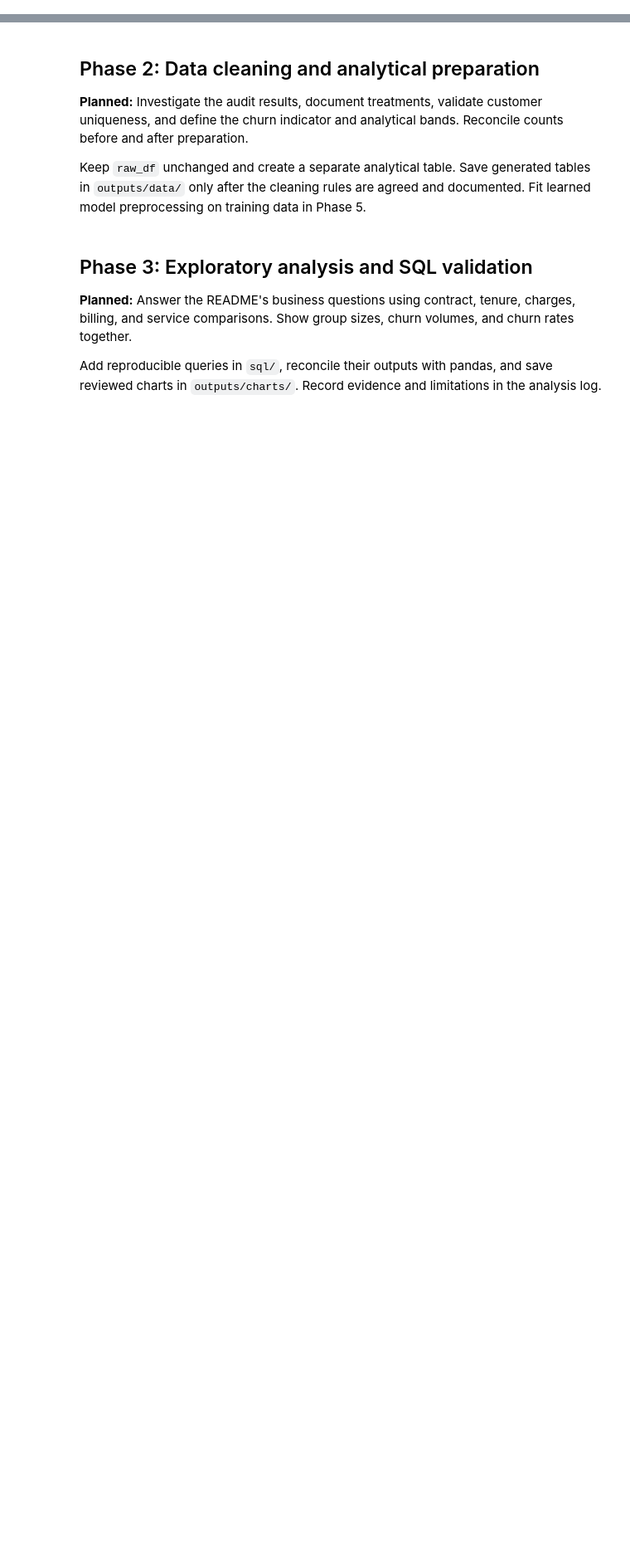
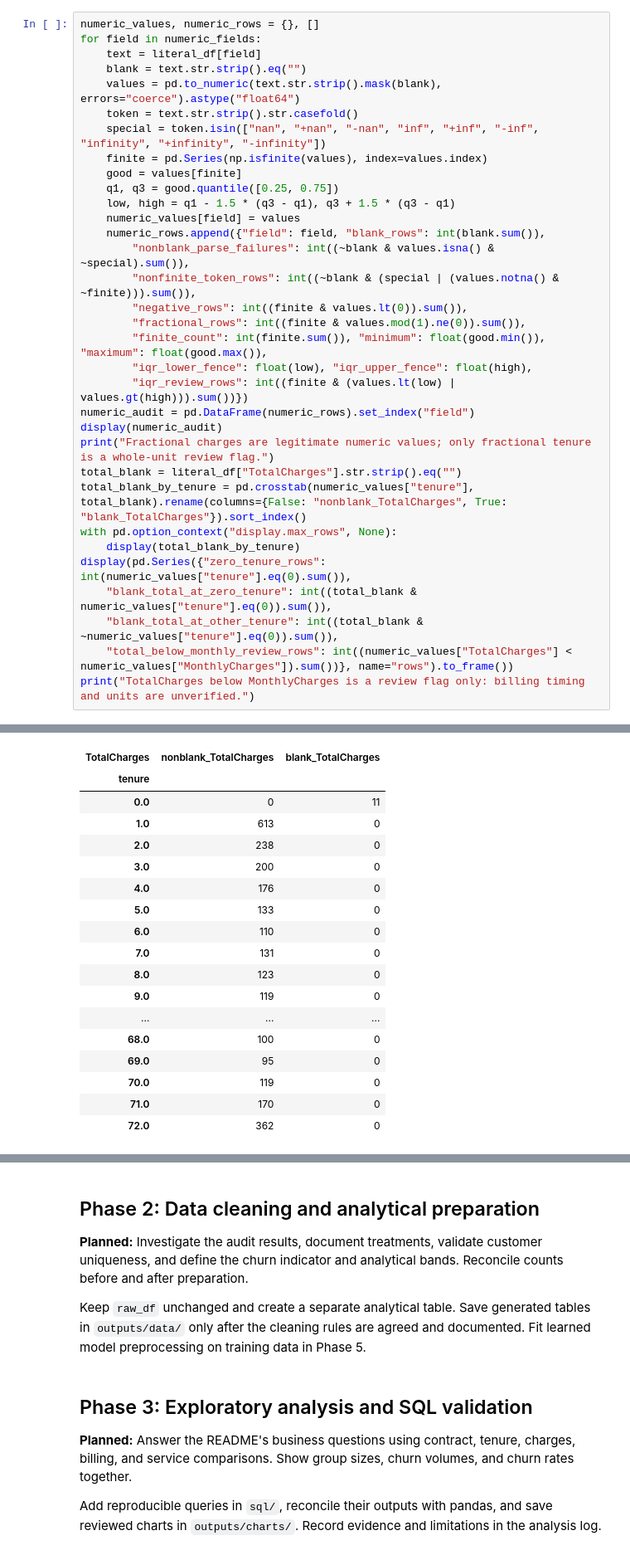
Before and after one commit to upmanNimisha/Customer-Churn_Prediction, a Jupyter notebook: notebooks/churnprediction.ipynb, the cells around one changed output, grey strips where cells are left out. Shown at 83% size. Cells and saved outputs as stored; diff of their text form; blank space fills up the shorter version.

```diff
--- a/notebooks/churnprediction.ipynb
+++ b/notebooks/churnprediction.ipynb
@@ -89,0 +207,34 @@ print(f"Rows with missing or unexpected churn labels: {invalid_churn_labels}")
+# %%
+numeric_values, numeric_rows = {}, []
+for field in numeric_fields:
+    text = literal_df[field]
+    blank = text.str.strip().eq("")
+    values = pd.to_numeric(text.str.strip().mask(blank), errors="coerce").astype("float64")
+    token = text.str.strip().str.casefold()
+    special = token.isin(["nan", "+nan", "-nan", "inf", "+inf", "-inf", "infinity", "+infinity", "-infinity"])
+    finite = pd.Series(np.isfinite(values), index=values.index)
+    good = values[finite]
+    q1, q3 = good.quantile([0.25, 0.75])
+    low, high = q1 - 1.5 * (q3 - q1), q3 + 1.5 * (q3 - q1)
+    numeric_values[field] = values
+    numeric_rows.append({"field": field, "blank_rows": int(blank.sum()),
+        "nonblank_parse_failures": int((~blank & values.isna() & ~special).sum()),
+        "nonfinite_token_rows": int((~blank & (special | (values.notna() & ~finite))).sum()),
+        "negative_rows": int((finite & values.lt(0)).sum()),
+        "fractional_rows": int((finite & values.mod(1).ne(0)).sum()),
+        "finite_count": int(finite.sum()), "minimum": float(good.min()), "maximum": float(good.max()),
+        "iqr_lower_fence": float(low), "iqr_upper_fence": float(high),
+        "iqr_review_rows": int((finite & (values.lt(low) | values.gt(high))).sum())})
+numeric_audit = pd.DataFrame(numeric_rows).set_index("field")
+display(numeric_audit)
+print("Fractional charges are legitimate numeric values; only fractional tenure is a whole-unit review flag.")
+total_blank = literal_df["TotalCharges"].str.strip().eq("")
+total_blank_by_tenure = pd.crosstab(numeric_values["tenure"], total_blank).rename(columns={False: "nonblank_TotalCharges", True: "blank_TotalCharges"}).sort_index()
+with pd.option_context("display.max_rows", None):
+    display(total_blank_by_tenure)
+display(pd.Series({"zero_tenure_rows": int(numeric_values["tenure"].eq(0).sum()),
+    "blank_total_at_zero_tenure": int((total_blank & numeric_values["tenure"].eq(0)).sum()),
+    "blank_total_at_other_tenure": int((total_blank & ~numeric_values["tenure"].eq(0)).sum()),
+    "total_below_monthly_review_rows": int((numeric_values["TotalCharges"] < numeric_values["MonthlyCharges"]).sum())}, name="rows").to_frame())
+print("TotalCharges below MonthlyCharges is a review flag only: billing timing and units are unverified.")
+# %% [output]
@@ -89,0 +248,18 @@ print(f"Rows with missing or unexpected churn labels: {invalid_churn_labels}")
+| TotalCharges | nonblank_TotalCharges | blank_TotalCharges |
+| tenure |  |  |
+| 0.0 | 0 | 11 |
+| 1.0 | 613 | 0 |
+| 2.0 | 238 | 0 |
+| 3.0 | 200 | 0 |
+| 4.0 | 176 | 0 |
+| 5.0 | 133 | 0 |
+| 6.0 | 110 | 0 |
+| 7.0 | 131 | 0 |
+| 8.0 | 123 | 0 |
+| 9.0 | 119 | 0 |
+| ... | ... | ... |
+| 68.0 | 100 | 0 |
+| 69.0 | 95 | 0 |
+| 70.0 | 119 | 0 |
+| 71.0 | 170 | 0 |
+| 72.0 | 362 | 0 |
```
Also changed, not shown: parts of 22 cells of this notebook, 6 other files.
